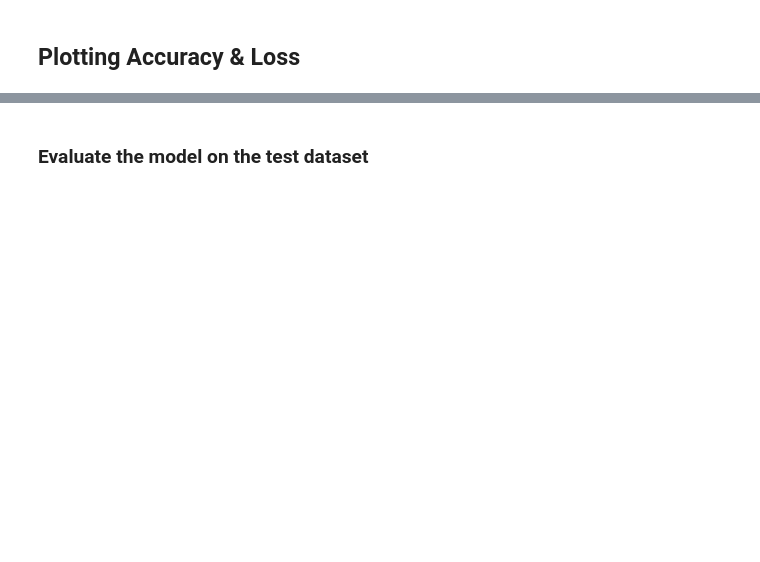
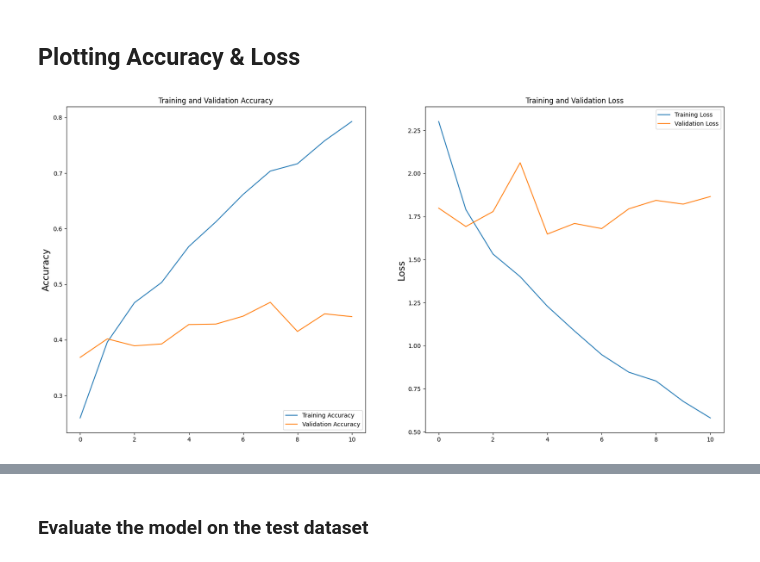
Before and after one commit to aschera/deepLearning_faceRecognition, a Jupyter notebook: Emotion_Detection_hybrid.ipynb, the cells around one changed output, grey strips where cells are left out. Saved outputs shown, nothing was run; the diff lists cells and outputs as text; code cells hidden in the pictures; blank space fills up the shorter version.

```diff
--- a/Emotion_Detection_hybrid.ipynb
+++ b/Emotion_Detection_hybrid.ipynb
@@ -271,10 +312,15 @@ custom_head = Dropout(0.25)(custom_head)
 # Last layer
 custom_head = Dense(no_of_classes, activation='softmax')(custom_head)
 # %%
+# Callbacks
 checkpoint = ModelCheckpoint(filepath='hybrid_vgg16_face_emotion_model.h5', verbose=2, save_best_only=True)
-early_stopping = EarlyStopping(monitor='accuracy', patience=3, restore_best_weights=True)
+early_stopping = EarlyStopping(monitor='val_accuracy', patience=3, restore_best_weights=True)
 callbacks = [checkpoint, early_stopping]
+
+# timer
 start = datetime.now()
+
+# lr
 adam = Adam(learning_rate=0.0001)
 # %%
 # Combine the partial VGG model and the custom head
@@ -305,20 +351,3 @@ Non-trainable params: 1737408 (6.63 MB)
 _________________________________________________________________
 # %% [markdown]
 ## Fit the model and train it.
-# %%
-epochs = 48
-
-# Train the combined model
-history = model.fit(
-    x=limited_train_dataset[0],
-    y=limited_train_dataset[1],
-    validation_data=limited_val_dataset,  # Use the limited validation dataset here
-    epochs=epochs,
-    steps_per_epoch=len(limited_train_dataset[0]) // batch_size,
-    validation_steps=len(limited_val_dataset[0]) // batch_size,
-    callbacks=callbacks,
-    verbose=1
-)
-
-duration = datetime.now() - start
-print("Training completed in time: ", duration)
@@ -351,0 +408,22 @@ plt.show()
+# %%
+plt.figure(figsize=(20, 10))
+
+# Plot training accuracy
+plt.subplot(1, 2, 1)
+plt.ylabel('Accuracy', fontsize=16)
+plt.plot(history.history['accuracy'], label='Training Accuracy')
+plt.plot(history.history['val_accuracy'], label='Validation Accuracy')
+plt.legend(loc='lower right')
+plt.title('Training and Validation Accuracy')
+
+# Plot training loss
+plt.subplot(1, 2, 2)
+plt.ylabel('Loss', fontsize=16)
+plt.plot(history.history['loss'], label='Training Loss')
+plt.plot(history.history['val_loss'], label='Validation Loss')
+plt.legend(loc='upper right')
+plt.title('Training and Validation Loss')
+
+plt.show()
+# %% [output]
+[figure, added]
```
Also changed, not shown: parts of 13 cells of this notebook, 1 other file.
